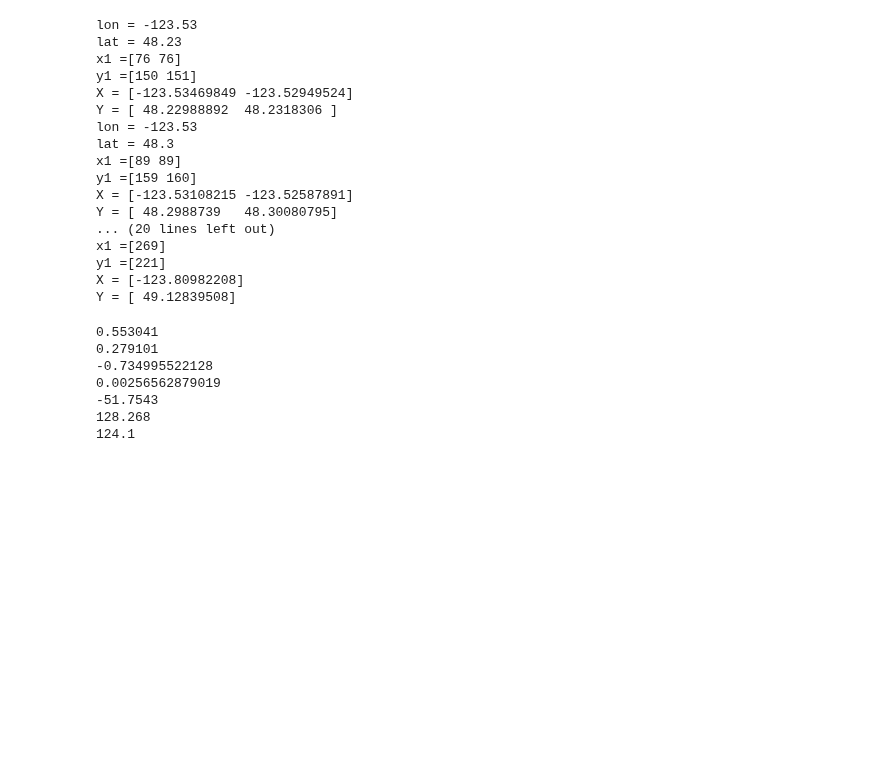
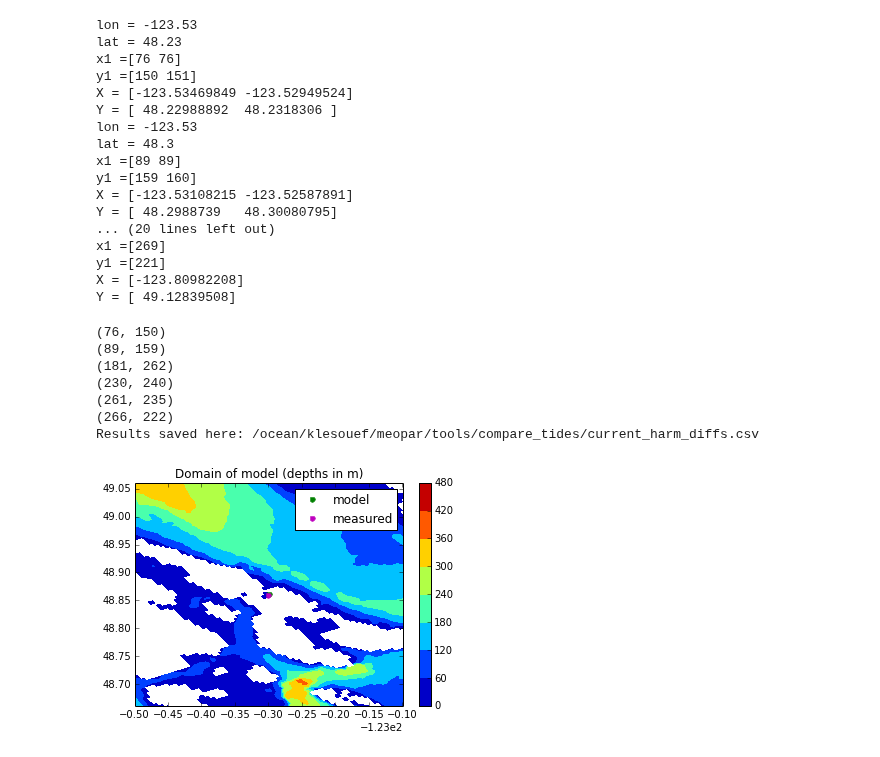
Before and after one commit to SalishSeaCast/tools, a Jupyter notebook: compare_tides/comp_current_harm.ipynb, the cells around one changed output. Cells and saved outputs as stored; diff of their text form; code cells hidden in the pictures; blank space fills up the shorter version.

Commit message:
Plotted measured current locations (many are not well resolved in bathy)

```diff
--- a/compare_tides/comp_current_harm.ipynb
+++ b/compare_tides/comp_current_harm.ipynb
@@ -89,6 +89,8 @@ loc = "/ocean/klesouef/meopar/tools/NetCDF_Plot"
 os.chdir(loc)
 harmU = NC.Dataset('WC3_Harmonics_gridU_TIDE2D.nc','r')
 harmV = NC.Dataset('WC3_Harmonics_gridV_TIDE2D.nc','r')
+X_U = harmU.variables['nav_lon']
+Y_U = harmU.variables['nav_lat']
 
 #Get amplitude and phase
 mod_U_M2_amp = harmU.variables['M2_amp'][0,:,:]
@@ -96,31 +98,26 @@ mod_U_M2_pha = harmU.variables['M2_pha'][0,:,:]
 mod_V_M2_amp = harmV.variables['M2_amp'][0,:,:]
 mod_V_M2_pha = harmV.variables['M2_pha'][0,:,:]
 # %%
-#print a text file showing the modelled and measured components
-print(mod_U_M2_amp[mo_ind_lon[0],mo_ind_lat[0]])
-print(mod_V_M2_amp[mo_ind_lon[0],mo_ind_lat[0]])
-print(M2_amp_U[0])
-print(M2_amp_V[0])
-
-print(mod_U_M2_pha[mo_ind_lon[0],mo_ind_lat[0]])
-print(mod_V_M2_pha[mo_ind_lon[0],mo_ind_lat[0]])
-print(M2_pha[0])
-
+#print a text file showing the modelled and measured components (similar to Table 3 of Foreman et al 1995)
+loc = "/ocean/klesouef/meopar/tools/compare_tides"
 with open('current_harm_comps.csv', 'wb') as csvfile:
     writer = csv.writer(csvfile, delimiter=',')
     writer.writerow(['Station Number','Station Name','Longitude','Latitude','Model U M2 Amp','Model U M2 Phase',\
                      'Model V M2 Amp','Model V M2 Phase','Measured U M2 Amp','Measured U M2 Phase',\
                      'Measured V M2 Amp','Measured V M2 Phase'])
     for t in np.arange(0,len(lat)):
-        a = mo_ind_lon[t]
-        b = mo_ind_lat[t]
+        a = model_x1[t]
+        b = model_y1[t]
+        print(a,b)
         writer.writerow([str(t+1),sitename[t],-lon[t],lat[t],mod_U_M2_amp[a,b],mod_U_M2_pha[a,b],\
                          mod_V_M2_amp[a,b],mod_V_M2_pha[a,b],M2_amp_U[t],'??',M2_amp_V[t],'??'])
+
+print('Results saved here: '+loc+'/current_harm_diffs.csv')
 # %% [output]
-0.553041
-0.279101
--0.734995522128
-0.00256562879019
--51.7543
-128.268
-124.1
+(76, 150)
+(89, 159)
+(181, 262)
+(230, 240)
+(261, 235)
+(266, 222)
+Results saved here: /ocean/klesouef/meopar/tools/compare_tides/current_harm_diffs.csv
@@ -128,0 +124,21 @@ with open('current_harm_comps.csv', 'wb') as csvfile:
+# %%
+def plot_mod_meas_on_bathy(t):
+    modlon = X_U[model_x1[t],model_y1[t]]
+    modlat = Y_U[model_x1[t],model_y1[t]]
+    measlon = -lon[t]
+    measlat = lat[t]
+
+    plt.contourf(X_U,Y_U,bathy)
+    plt.colorbar()
+    plt.title('Domain of model (depths in m)')
+    hold = True
+    plt.plot(modlon,modlat,'g.',markersize=10,label='model')
+    plt.plot(measlon,measlat,'m.',markersize=10,label='measured')
+    plt.xlim([modlon-0.2,modlon+0.2])
+    plt.ylim([modlat-0.2,modlat+0.2])
+    plt.legend(numpoints=1)
+# %%
+#Active Pass is not well resolved in the bathymetry
+plot_mod_meas_on_bathy(2)
+# %% [output]
+[figure, added]
```
Also changed, not shown: parts of 4 cells of this notebook.
